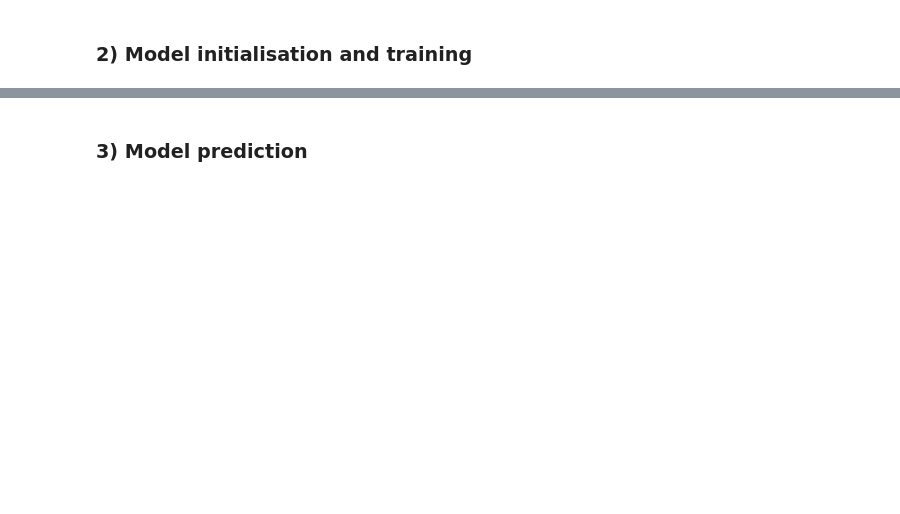
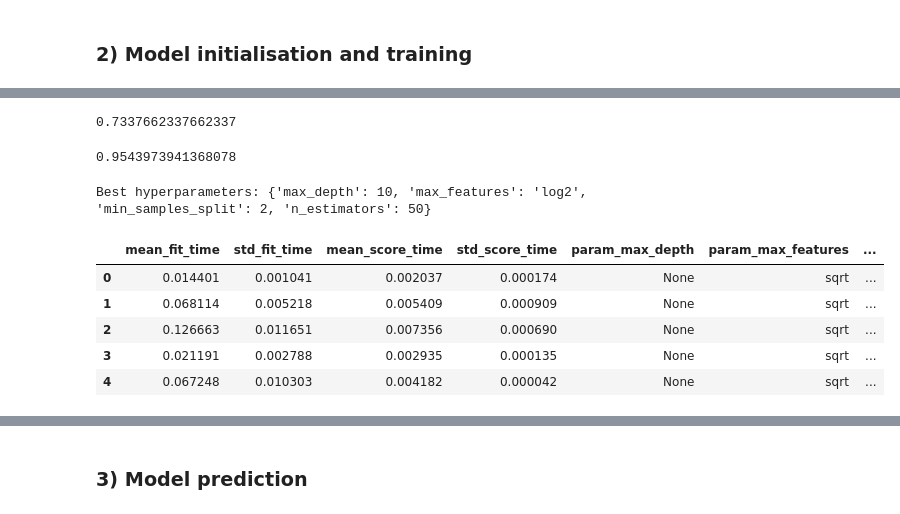
Before and after one commit to 4GeeksAcademy/MLRandom-Forest-PilarZarco, a Jupyter notebook: src/ML Random Forest.ipynb, the cells around one changed output, grey strips where cells are left out. Saved outputs shown, nothing was run; the diff lists cells and outputs as text; code cells hidden in the pictures; blank space fills up the shorter version.

```diff
--- a/src/ML Random Forest.ipynb
+++ b/src/ML Random Forest.ipynb
@@ -37,0 +30,25 @@ RandomForestClassifier(n_estimators=70, random_state=71)
+# %%
+from sklearn.model_selection import ParameterGrid
+from sklearn.ensemble import RandomForestClassifier
+from sklearn.metrics import accuracy_score
+
+hyperparams = {
+    'n_estimators': [10, 50, 100],
+    'max_depth': [None, 10, 20],
+    'min_samples_split': [2, 5, 10],
+    'max_features': ['sqrt', 'log2', None],
+}
+
+# Exhaustive search for hyperparameters:
+accs = []
+for combination in ParameterGrid(hyperparams):
+    model = RandomForestClassifier(**combination)
+    model.fit(X_train, y_train)
+    y_pred = model.predict(X_train)
+    accs.append(accuracy_score(y_train, y_pred))
+
+# Selection of the best model and final training:
+best_acc = max(accs)
+best_combination = list(ParameterGrid(hyperparams))[accs.index(best_acc)]
+best_model = RandomForestClassifier(**best_combination)
+best_model.fit(X_train, y_train)
@@ -37,0 +80,35 @@ RandomForestClassifier(n_estimators=70, random_state=71)
+# %%
+accuracy_score(y_test, y_pred_test)
+# %% [output]
+0.7337662337662337
+# %%
+accuracy_score(y_train, y_pred_train)
+# %% [output]
+0.9543973941368078
+# %%
+# Ocultamos los warnings para mantener limpio el codigo
+from sklearn.model_selection import GridSearchCV
+grid = GridSearchCV(model, hyperparams, scoring='accuracy', cv=5)
+
+def warn(*args, **kwargs):
+    pass
+import warnings
+warnings.warn = warn
+
+#Entrenamos el GridSearchCV
+grid.fit(X_train, y_train)
+best_hyperparams = grid.best_params_
+
+print(f"Best hyperparameters: {grid.best_params_}")
+# %% [output]
+Best hyperparameters: {'max_depth': 10, 'max_features': 'log2', 'min_samples_split': 2, 'n_estimators': 50}
+# %%
+cv_results = pd.DataFrame(grid.cv_results_)
+cv_results.head()
+# %% [output]
+|  | mean_fit_time | std_fit_time | mean_score_time | std_score_time | param_max_depth | param_max_features | ... |
+| 0 | 0.014401 | 0.001041 | 0.002037 | 0.000174 | None | sqrt | ... |
+| 1 | 0.068114 | 0.005218 | 0.005409 | 0.000909 | None | sqrt | ... |
+| 2 | 0.126663 | 0.011651 | 0.007356 | 0.000690 | None | sqrt | ... |
+| 3 | 0.021191 | 0.002788 | 0.002935 | 0.000135 | None | sqrt | ... |
+| 4 | 0.067248 | 0.010303 | 0.004182 | 0.000042 | None | sqrt | ... |
```
Also changed, not shown: parts of 18 cells of this notebook, 7 other files.
